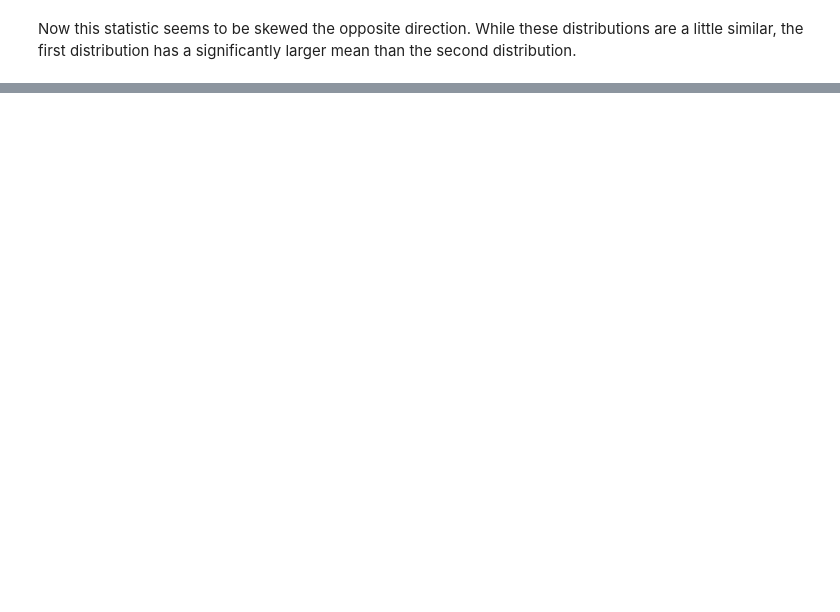
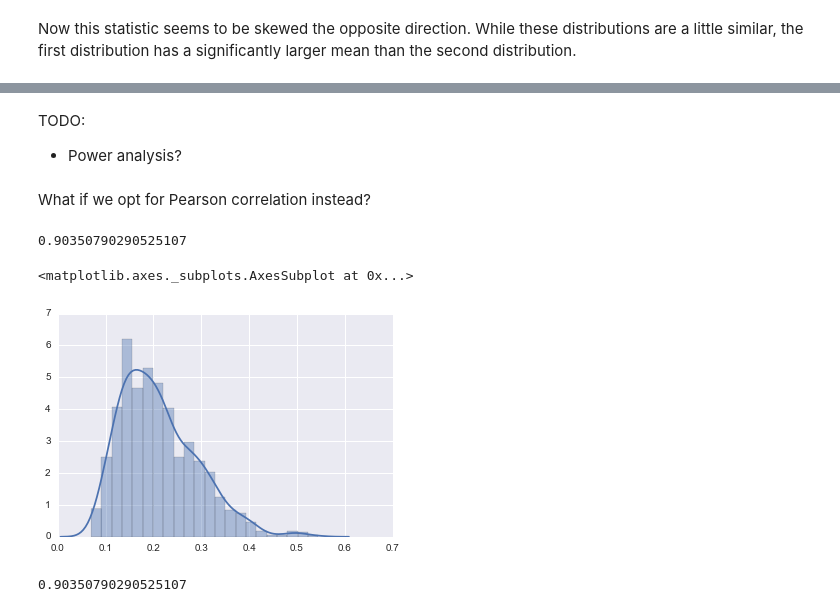
Before and after one commit to knightlab-analyses/horseshoe-analyses, a Jupyter notebook: ipynb/band_statistic.ipynb, the cells around one changed output, grey strips where cells are left out. Saved outputs shown, nothing was run; the diff lists cells and outputs as text; code cells hidden in the pictures; blank space fills up the shorter version.

```diff
--- a/ipynb/band_statistic.ipynb
+++ b/ipynb/band_statistic.ipynb
@@ -180,0 +209,7 @@ the first distribution has a significantly larger mean than the second distribut
+# %% [markdown]
+TODO:
+- Power analysis?
+# %% [markdown]
+What if we opt for Pearson correlation instead?
+# %%
+S = scipy.sparse.coo_matrix(table)
@@ -180,0 +238,32 @@ the first distribution has a significantly larger mean than the second distribut
+# %%
+"""
+Only permutes the pH
+"""
+def corr_permutation_test1(table:pd.DataFrame, gradient: pd.Series,
+                          permutations: int=999):
+    _table = niche_sort(table, gradient)
+    sse = weighted_correlation(_table.values)
+
+    sse_stats = np.zeros(permutations)
+    for p in range(permutations):
+        _gradient = pd.Series(np.random.permutation(gradient_s),
+                              index=gradient_s.index)
+        _table = niche_sort(table, _gradient)
+        sse_ = weighted_correlation(_table.values)
+        sse_stats[p] = sse_
+    pvalue = ((sse <= sse_stats).sum() + 1) / (permutations + 1)
+    return sse, pvalue, sse_stats
+# %%
+table_df = pd.DataFrame(table)
+gradient_s = pd.Series(range(table.shape[0]))
+# %%
+stat, pval, rstats = corr_permutation_test1(table_df, gradient_s)
+# %%
+stat
+# %% [output]
+0.90350790290525107
+# %%
+sns.distplot(rstats)
+# %% [output]
+<matplotlib.axes._subplots.AxesSubplot at 0x...>
+[figure, added]
@@ -180,0 +291,4 @@ the first distribution has a significantly larger mean than the second distribut
+# %%
+stat
+# %% [output]
+0.90350790290525107
```
Also changed, not shown: parts of 26 cells of this notebook.
